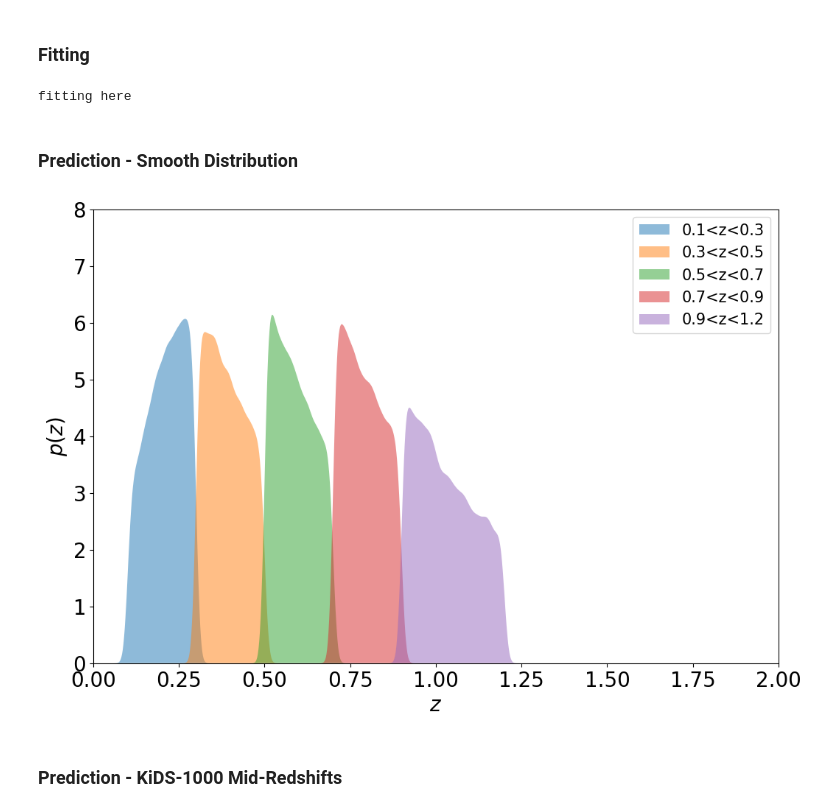
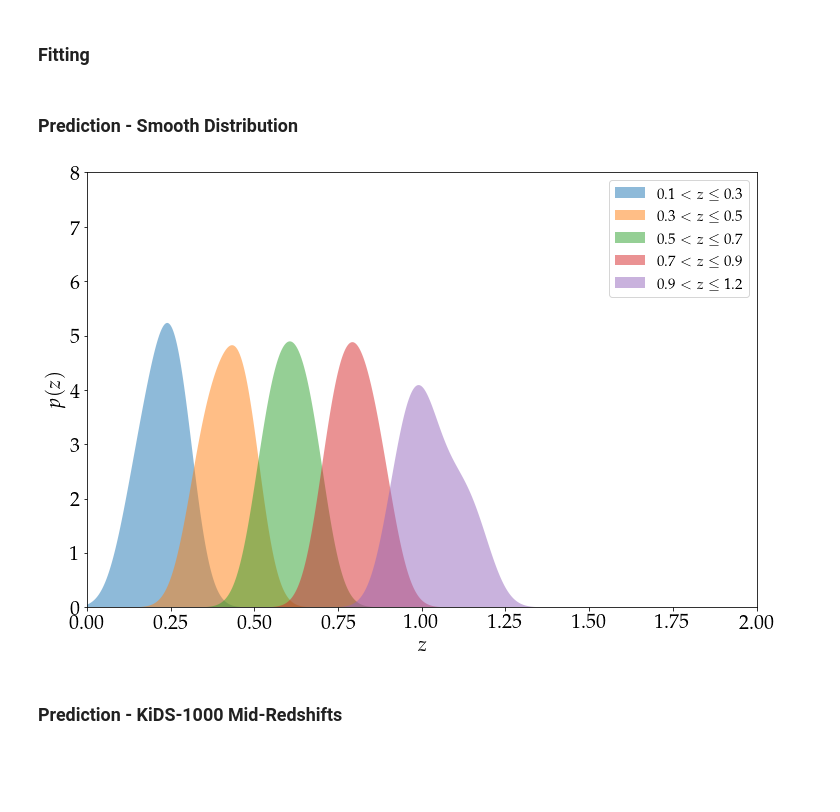
Before and after one commit to Harry45/BHM-nz, a Jupyter notebook: bhm/playground.ipynb, the cells around one changed output. Cells and saved outputs as stored; diff of their text form; code cells hidden in the pictures; blank space fills up the shorter version.

Commit message:
stacking method

```diff
--- a/bhm/playground.ipynb
+++ b/bhm/playground.ipynb
@@ -10,7 +10,7 @@ import astropy.units as u
 import matplotlib.pylab as plt
 import pandas as pd
 
-# plt.rc('text', usetex=True) # - Imperial cluster cannot find Latex
+plt.rc('text', usetex=True) # - Imperial cluster cannot find Latex
 plt.rc('font',**{'family':'sans-serif','serif':['Palatino']})
 figSize  = (12, 8)
 fontSize = 20
@@ -172,39 +174,37 @@ Size of meta dataframe 1K
 # %%
 from src.stackz import stack_fitting, stack_predictions
 import utils.helpers as hp
-import numpy as np
-import matplotlib.pylab as plt
-from astropy.io import fits
-fontSize = 20
+# %%
+BANDWIDTH = 0.05
 # %% [markdown]
 ### Fitting
 # %%
+## Done Once (because the KDEs are then stored)
 bpz_redshifts = hp.pickle_load('data/processed', 'bpz')['Z_B']
-kdes = stack_fitting(bpz_redshifts.values, save=True, bandwidth=0.01, ngalaxies=50000)
+kdes = stack_fitting(bpz_redshifts.values, save=True, bandwidth=BANDWIDTH, ngalaxies=50000)
-# %% [output]
-fitting here
 # %% [markdown]
 ### Prediction - Smooth Distribution
 # %%
 redshift_range = np.linspace(0, 2, 1000)
-smooth_pdf = stack_predictions(redshift_range)
+smooth_pdf = stack_predictions(redshift_range, bandwidth=BANDWIDTH, save = False, fname = None)
 # %%
 plt.figure(figsize = (12, 8))
-plt.fill_between(redshift_range, smooth_pdf['h1'], alpha=0.5, label = '0.1<z<0.3')
-plt.fill_between(redshift_range, smooth_pdf['h2'], alpha=0.5, label = '0.3<z<0.5')
-plt.fill_between(redshift_range, smooth_pdf['h3'], alpha=0.5, label = '0.5<z<0.7')
-plt.fill_between(redshift_range, smooth_pdf['h4'], alpha=0.5, label = '0.7<z<0.9')
-plt.fill_between(redshift_range, smooth_pdf['h5'], alpha=0.5, label = '0.9<z<1.2')
+plt.fill_between(redshift_range, smooth_pdf['h1'], alpha=0.5, label = r'$0.1<z\leq 0.3$')
+plt.fill_between(redshift_range, smooth_pdf['h2'], alpha=0.5, label = r'$0.3<z\leq 0.5$')
+plt.fill_between(redshift_range, smooth_pdf['h3'], alpha=0.5, label = r'$0.5<z\leq 0.7$')
+plt.fill_between(redshift_range, smooth_pdf['h4'], alpha=0.5, label = r'$0.7<z\leq 0.9$')
+plt.fill_between(redshift_range, smooth_pdf['h5'], alpha=0.5, label = r'$0.9<z\leq 1.2$')
 plt.ylabel(r'$p(z)$', fontsize = fontSize)
 plt.xlabel(r'$z$', fontsize = fontSize)
 plt.tick_params(axis='x', labelsize=fontSize)
 plt.tick_params(axis='y', labelsize=fontSize)
 plt.ylim(0.0, 8.0)
 plt.xlim(0.0, 2.0)
 plt.legend(loc = 'best',prop={'family':'sans-serif', 'size':15})
+# plt.savefig(f'plots/stack_redshift_{BANDWIDTH}.pdf', bbox_inches = 'tight')
 plt.show()
 # %% [output]
-[figure, old version]
+[figure, new version]
 # %% [markdown]
 ### Prediction - KiDS-1000 Mid-Redshifts
 # %%
```
Also changed, not shown: parts of 4 cells of this notebook, 38 other files.
